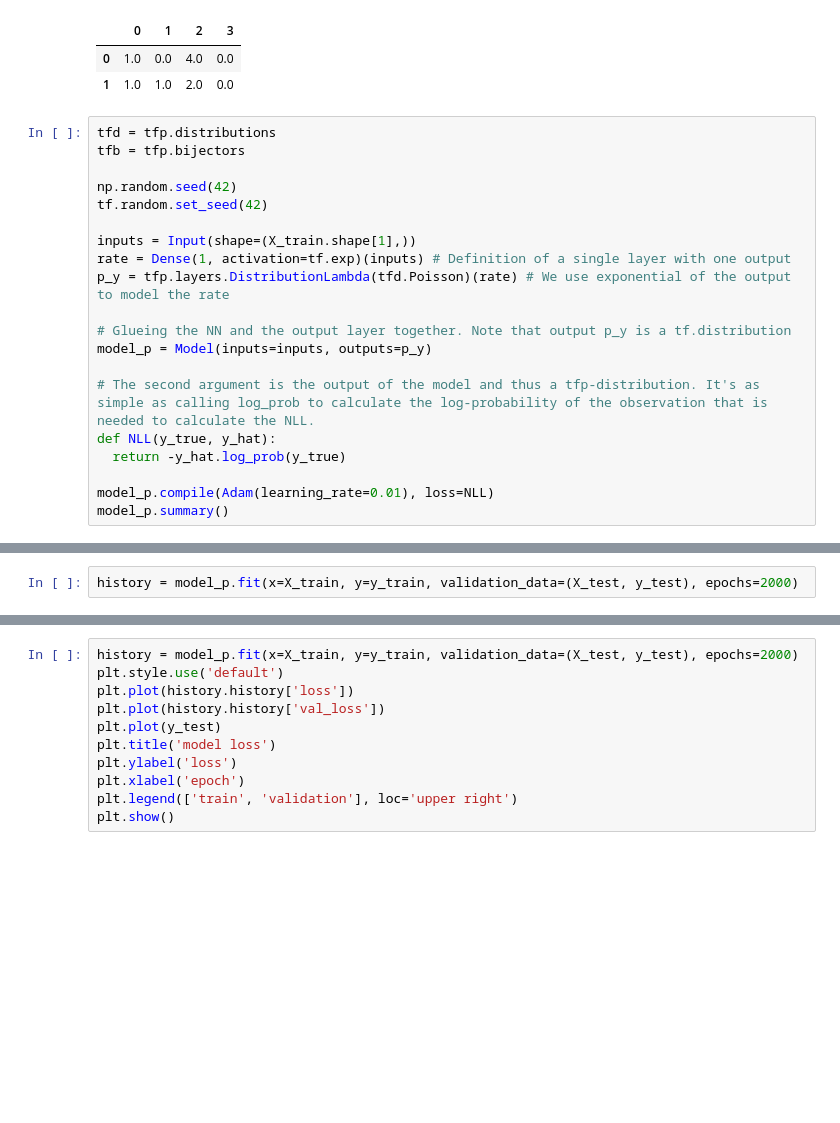
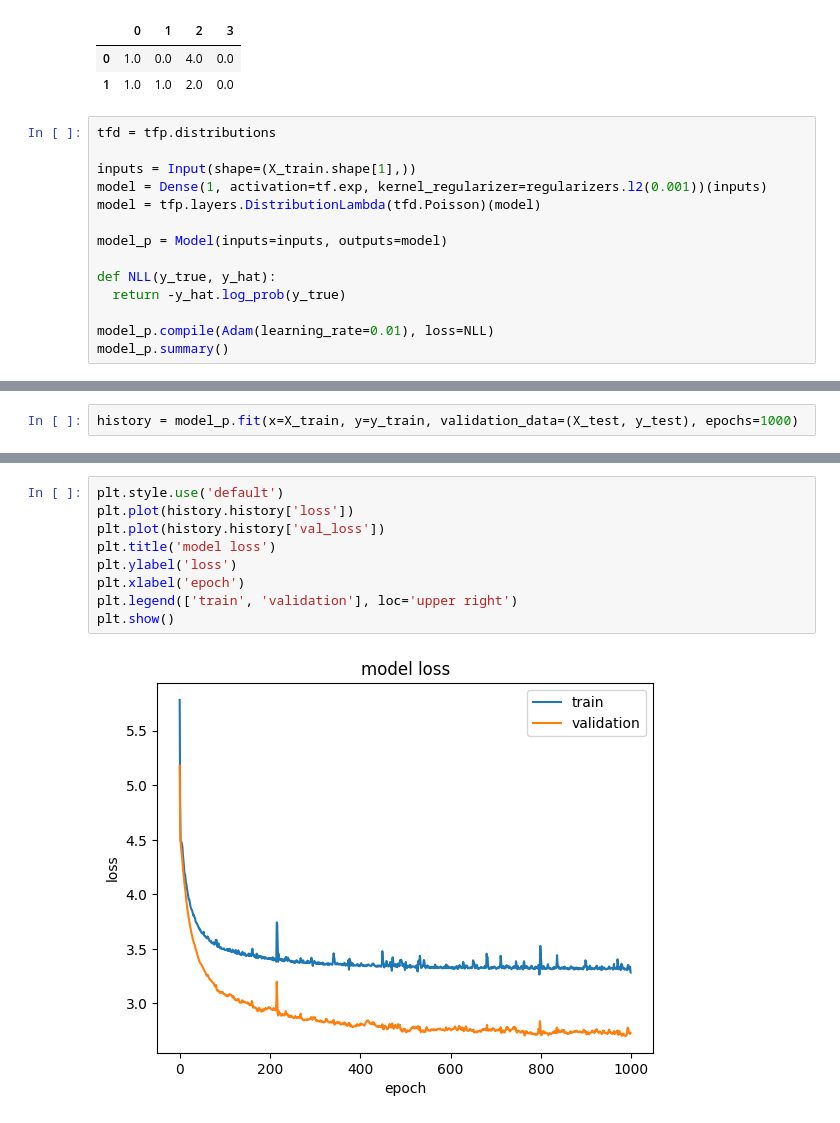
Before and after one commit to mpowd/deep-learning, a Jupyter notebook: third_exercise_sheet/3-2.ipynb, the cells around one changed output, grey strips where cells are left out. Saved outputs shown, nothing was run; the diff lists cells and outputs as text; blank space fills up the shorter version.

```diff
--- a/third_exercise_sheet/3-2.ipynb
+++ b/third_exercise_sheet/3-2.ipynb
@@ -30,19 +32,13 @@ pd.DataFrame(X_train[0:2])
 | 1 | 1.0 | 1.0 | 2.0 | 0.0 |
 # %%
 tfd = tfp.distributions
-tfb = tfp.bijectors
-
-np.random.seed(42)
-tf.random.set_seed(42)
 
 inputs = Input(shape=(X_train.shape[1],))
-rate = Dense(1, activation=tf.exp)(inputs) # Definition of a single layer with one output
-p_y = tfp.layers.DistributionLambda(tfd.Poisson)(rate) # We use exponential of the output to model the rate
+model = Dense(1, activation=tf.exp, kernel_regularizer=regularizers.l2(0.001))(inputs)
+model = tfp.layers.DistributionLambda(tfd.Poisson)(model)
 
-# Glueing the NN and the output layer together. Note that output p_y is a tf.distribution
-model_p = Model(inputs=inputs, outputs=p_y)
+model_p = Model(inputs=inputs, outputs=model)
 
-# The second argument is the output of the model and thus a tfp-distribution. It's as simple as calling log_prob to calculate the log-probability of the observation that is needed to calculate the NLL.
 def NLL(y_true, y_hat):
   return -y_hat.log_prob(y_true)
 
@@ -67,5 +62,5 @@ Trainable params: 5
 Non-trainable params: 0
 _________________________________________________________________
 # %%
-history = model_p.fit(x=X_train, y=y_train, validation_data=(X_test, y_test), epochs=2000)
+history = model_p.fit(x=X_train, y=y_train, validation_data=(X_test, y_test), epochs=1000)
 # %% [output]
@@ -89,12 +84,12 @@ Epoch 2000/2000
 # %%
-history = model_p.fit(x=X_train, y=y_train, validation_data=(X_test, y_test), epochs=2000)
 plt.style.use('default')
 plt.plot(history.history['loss'])
 plt.plot(history.history['val_loss'])
-plt.plot(y_test)
 plt.title('model loss')
 plt.ylabel('loss')
 plt.xlabel('epoch')
 plt.legend(['train', 'validation'], loc='upper right')
 plt.show()
+# %% [output]
+[figure, added]
 # %%
```
Also changed, not shown: parts of 5 cells of this notebook.
